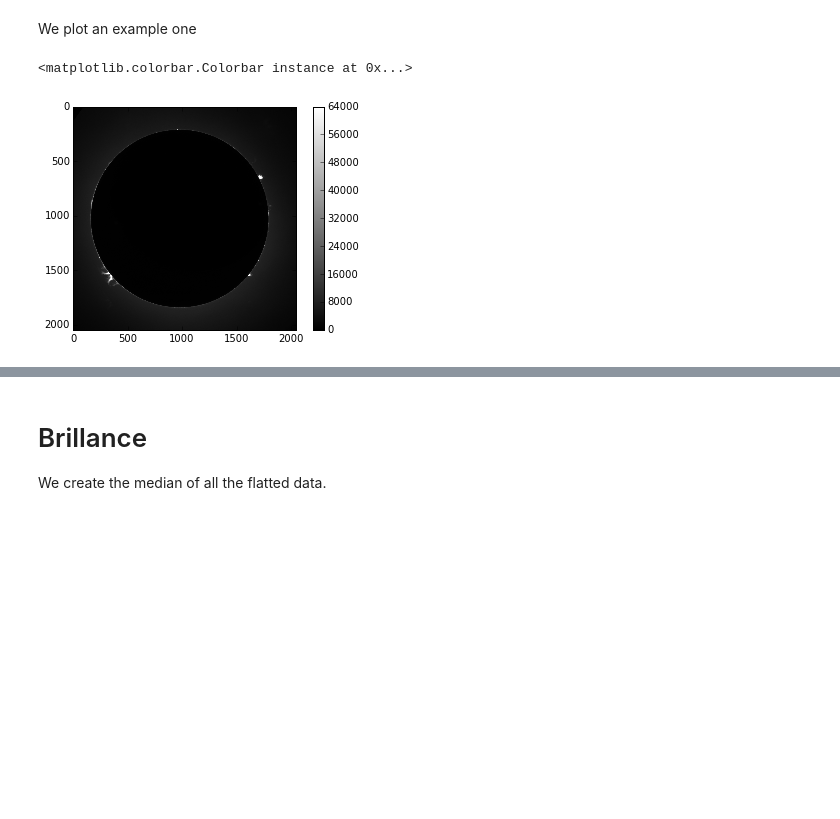
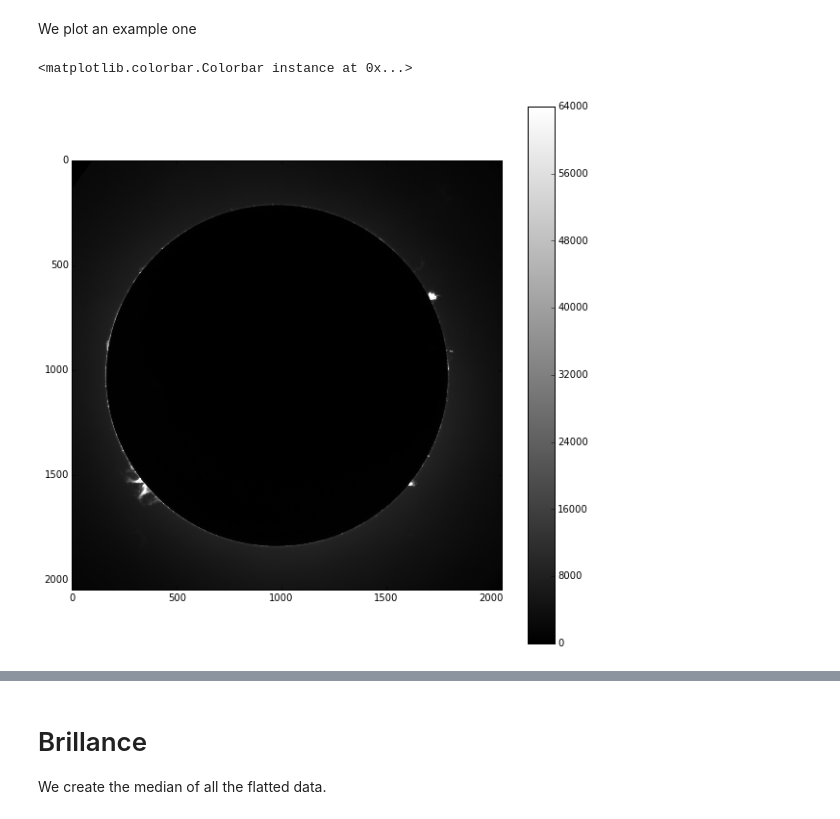
Before and after one commit to manuelmarcano22/TPCoronograph, a Jupyter notebook: c1anal.ipynb, the cells around one changed output, grey strips where cells are left out. Drawn from its saved outputs; the diff is of its cells as text; code cells hidden in the pictures; blank space fills up the shorter version.

```diff
--- a/c1anal.ipynb
+++ b/c1anal.ipynb
@@ -16,9 +16,10 @@ flatteddatac1 = allimagedata - darksmedia
 # %% [markdown]
 We plot an example one
 # %%
+plt.figure(figsize=(10, 10))
 plt.imshow(flatteddatac1[0],cmap='gray')
 plt.colorbar()
 # %% [output]
 <matplotlib.colorbar.Colorbar instance at 0x...>
-[figure, old version]
+[figure, new version]
 # %%
```
Also changed, not shown: parts of 11 cells of this notebook, 1 other file.
